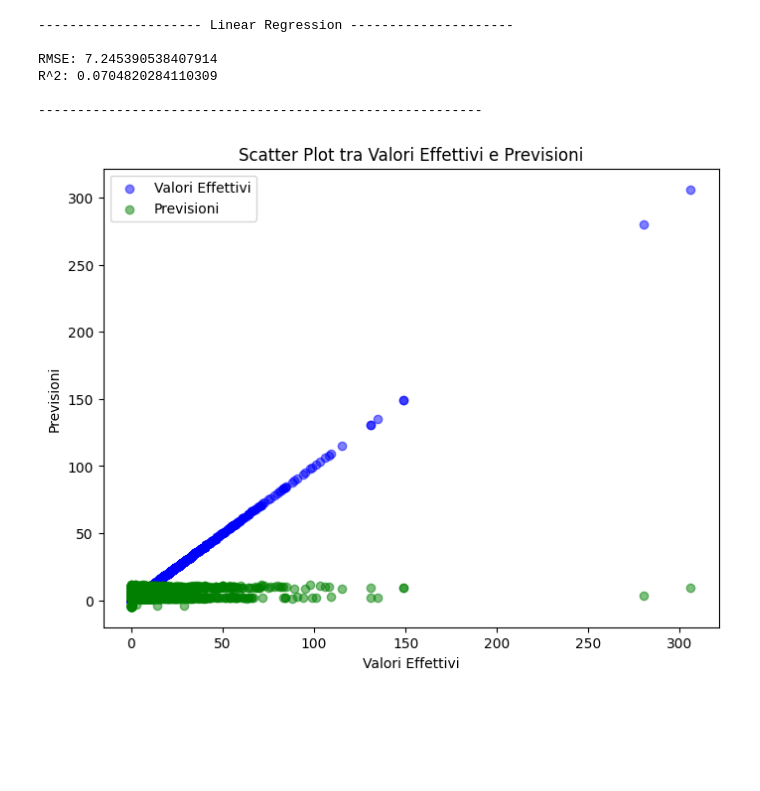
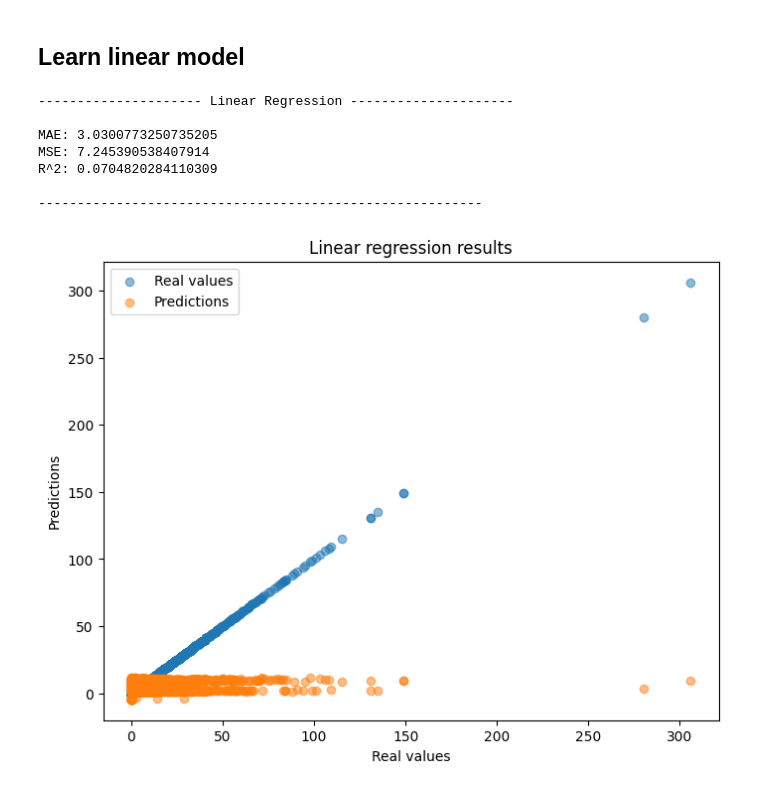
Before and after one commit to Giuto01/TrainDelay-project, a Jupyter notebook: machine_learning/regression.ipynb, the cells around one changed output. Saved outputs shown, nothing was run; the diff lists cells and outputs as text; code cells hidden in the pictures; blank space fills up the shorter version.

```diff
--- a/machine_learning/regression.ipynb
+++ b/machine_learning/regression.ipynb
@@ -16,2 +18,4 @@ y = data['delay']
 X_train, X_test, y_train, y_test = train_test_split(X, y, test_size=0.2, random_state=42)
+# %% [markdown]
+## Learn linear model
 # %%
@@ -26,29 +28,26 @@ linear_y_pred = linear_model.predict(X_test)
 # %%
 # Results
 print("--------------------- Linear Regression ---------------------\n")
-print("RMSE:", mean_squared_error(y_test, linear_y_pred, squared=False))
+print("MAE:", mean_absolute_error(y_test, linear_y_pred))
+print("MSE:", mean_squared_error(y_test, linear_y_pred, squared=False))
 print("R^2:",r2_score(y_test, linear_y_pred))
 print("\n---------------------------------------------------------")
 # %% [output]
 --------------------- Linear Regression ---------------------
 
-RMSE: 7.245390538407914
+MAE: 3.0300773250735205
+MSE: 7.245390538407914
 R^2: 0.0704820284110309
 
 ---------------------------------------------------------
 # %%
-# Crea un grafico di dispersione tra valori effettivi e previsioni
-import matplotlib.pyplot as plt
-# Crea un grafico di dispersione con colori diversi per previsioni e valori effettivi
 plt.figure(figsize=(8, 6))
-plt.scatter(y_test, y_test, alpha=0.5, label="Valori Effettivi", color='blue')
-plt.scatter(y_test, linear_y_pred, alpha=0.5, label="Previsioni", color='green')
-plt.xlabel("Valori Effettivi")
-plt.ylabel("Previsioni")
-plt.title("Scatter Plot tra Valori Effettivi e Previsioni")
+plt.scatter(y_test, y_test, alpha=0.5, label="Real values")
+plt.scatter(y_test, linear_y_pred, alpha=0.5, label="Predictions")
+plt.xlabel("Real values")
+plt.ylabel("Predictions")
+plt.title("Linear regression results")
 plt.legend()
-
-# Visualizza il grafico
 plt.show()
 # %% [output]
-[figure, old version]
+[figure, new version]
```
Also changed, not shown: parts of 16 cells of this notebook, 4 other files.
